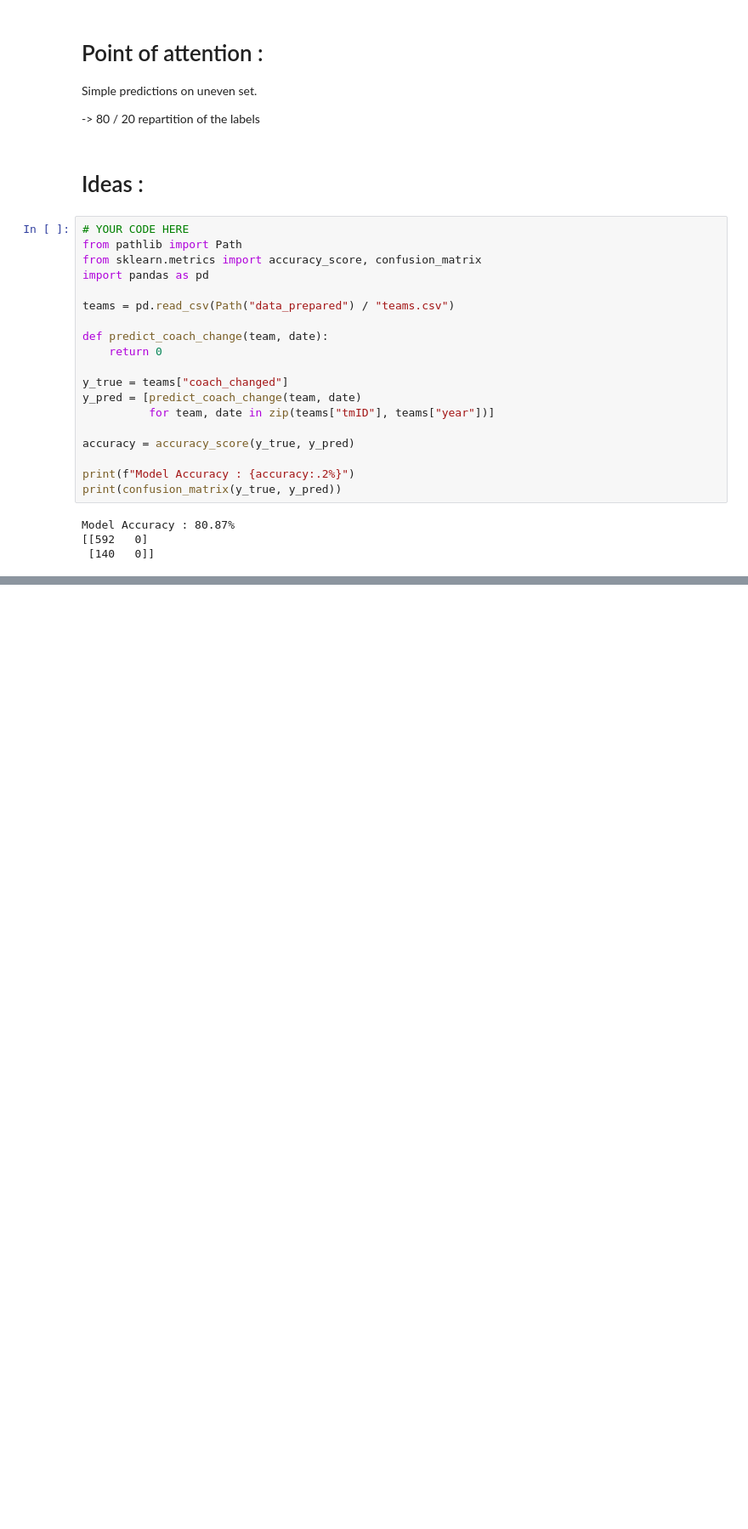
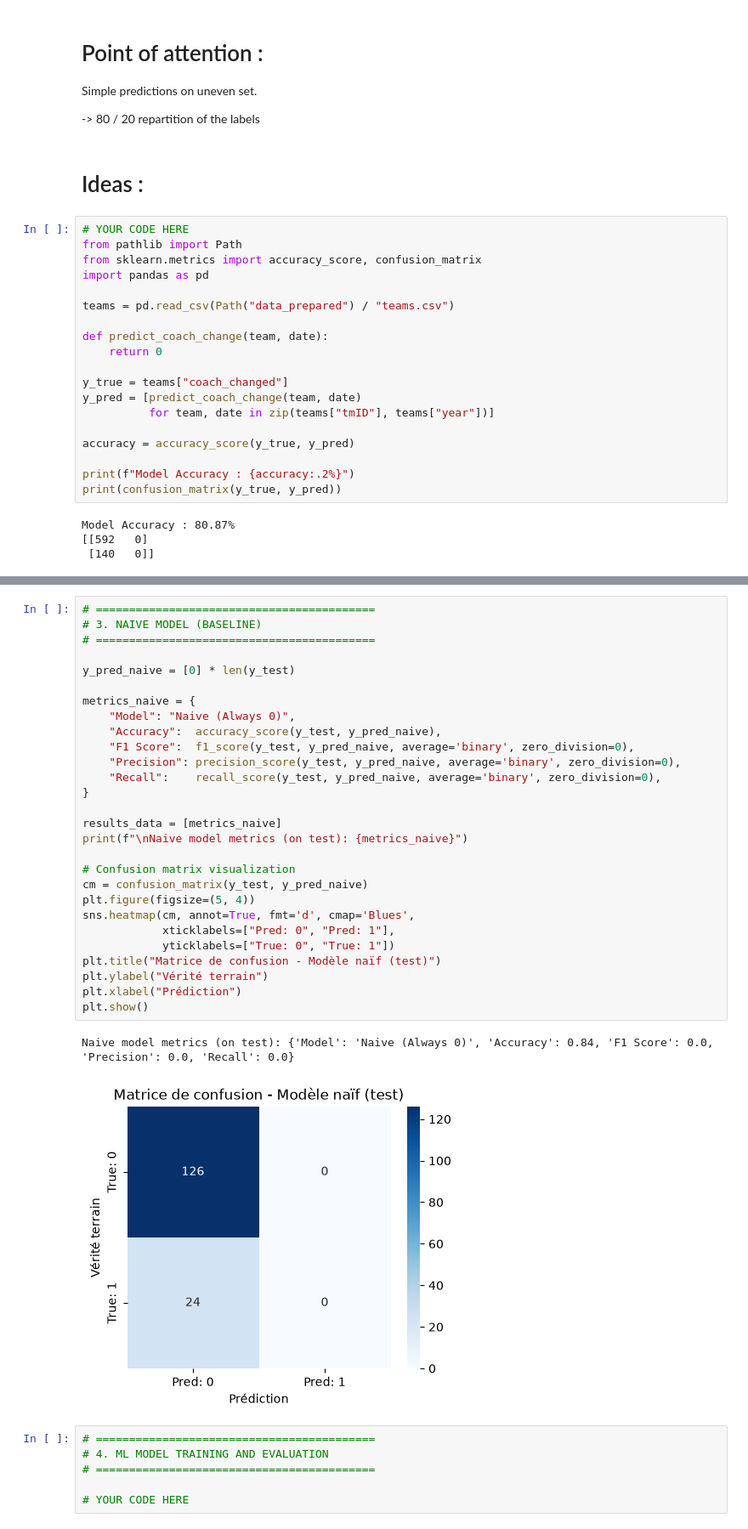
Before and after one commit to Nathan-Pinheiro/AC_hockey_predictions, a Jupyter notebook: coach_predictions.ipynb, the cells around one changed output, grey strips where cells are left out. Shown at 85% size. Cells and saved outputs as stored; diff of their text form; blank space fills up the shorter version.

Commit message:
edit coach_pred notebook

```diff
--- a/coach_predictions.ipynb
+++ b/coach_predictions.ipynb
@@ -36,0 +94,37 @@ Model Accuracy : 80.87%
+# %%
+# ==========================================
+# 3. NAIVE MODEL (BASELINE)
+# ==========================================
+
+y_pred_naive = [0] * len(y_test)
+
+metrics_naive = {
+    "Model": "Naive (Always 0)",
+    "Accuracy":  accuracy_score(y_test, y_pred_naive),
+    "F1 Score":  f1_score(y_test, y_pred_naive, average='binary', zero_division=0),
+    "Precision": precision_score(y_test, y_pred_naive, average='binary', zero_division=0),
+    "Recall":    recall_score(y_test, y_pred_naive, average='binary', zero_division=0),
+}
+
+results_data = [metrics_naive]
+print(f"\nNaive model metrics (on test): {metrics_naive}")
+
+# Confusion matrix visualization
+cm = confusion_matrix(y_test, y_pred_naive)
+plt.figure(figsize=(5, 4))
+sns.heatmap(cm, annot=True, fmt='d', cmap='Blues',
+            xticklabels=["Pred: 0", "Pred: 1"],
+            yticklabels=["True: 0", "True: 1"])
+plt.title("Matrice de confusion - Modèle naïf (test)")
+plt.ylabel("Vérité terrain")
+plt.xlabel("Prédiction")
+plt.show()
+# %% [output]
+Naive model metrics (on test): {'Model': 'Naive (Always 0)', 'Accuracy': 0.84, 'F1 Score': 0.0, 'Precision': 0.0, 'Recall': 0.0}
+[figure, added]
+# %%
+# ==========================================
+# 4. ML MODEL TRAINING AND EVALUATION
+# ==========================================
+
+# YOUR CODE HERE
```
Also changed, not shown: parts of 4 cells of this notebook.
